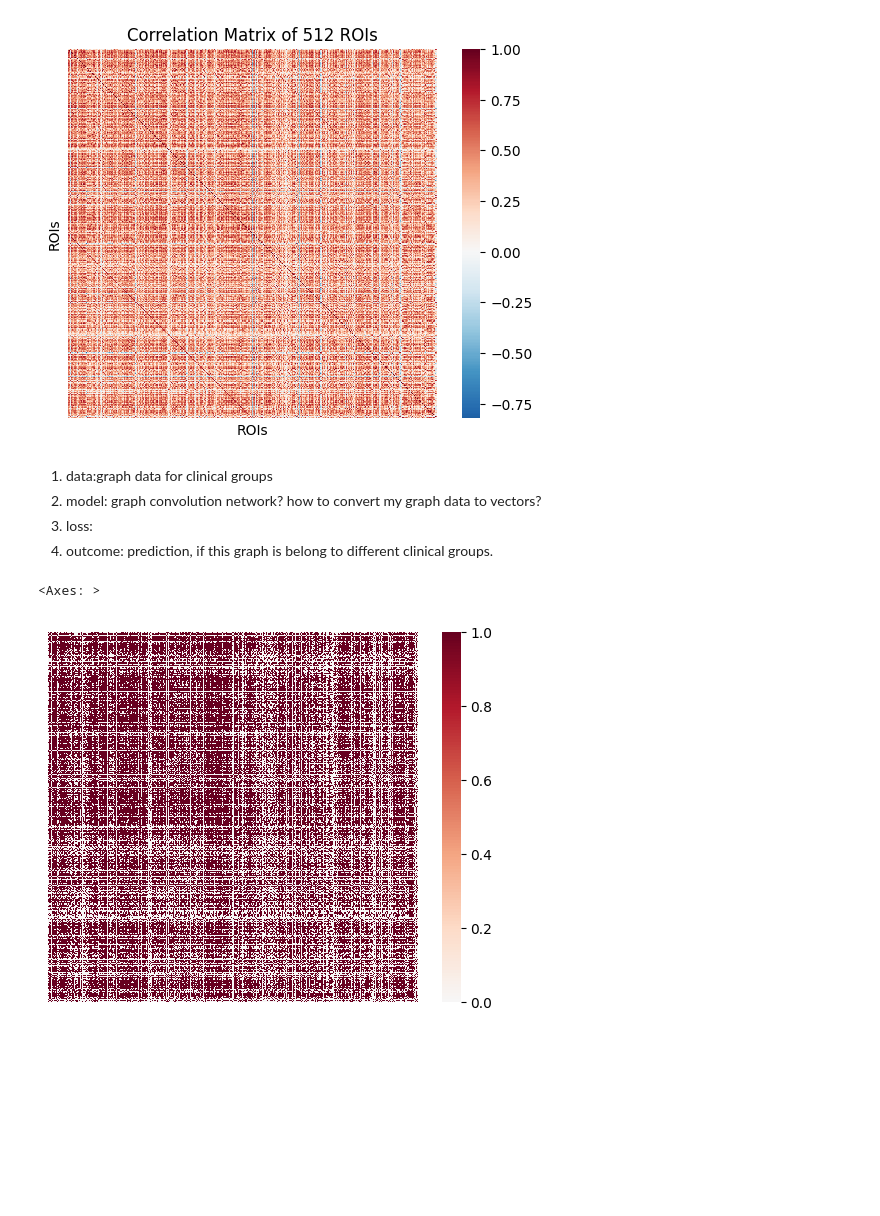
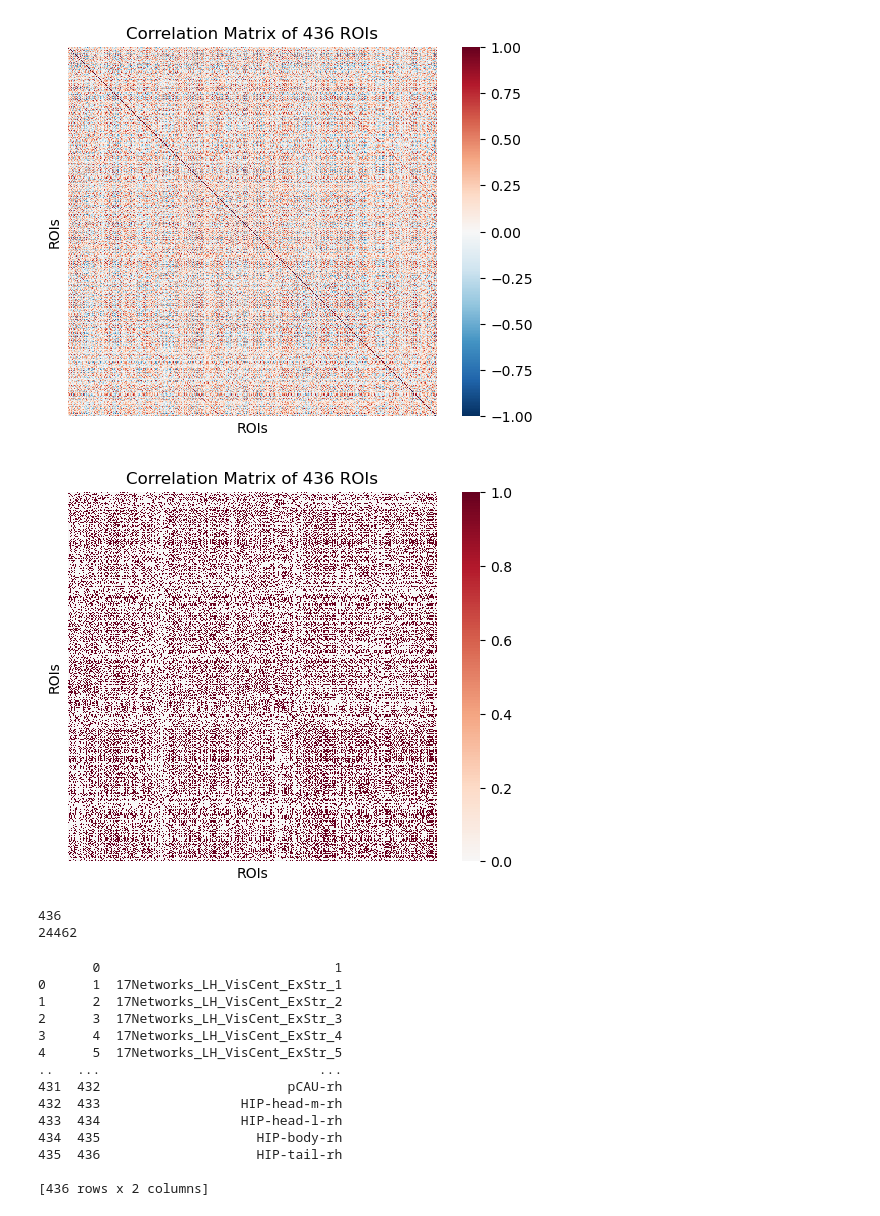
Before and after one commit to yilewang/dynamical_net_sys_class, a Jupyter notebook: project/project.ipynb, the cells around one changed output. Saved outputs shown, nothing was run; the diff lists cells and outputs as text; code cells hidden in the pictures; blank space fills up the shorter version.

```diff
--- a/project/project.ipynb
+++ b/project/project.ipynb
@@ -7,36 +8,41 @@ import seaborn as sns
 # %%
-#load the data
-single_subj = scipy.io.loadmat('/Users/yat-lok/Downloads/512Results_Functional/0302A/ROICorrelation_0302A.mat')
-sns.heatmap(single_subj['ROICorrelation'], cmap='RdBu_r', center=0, square=True, xticklabels=False, yticklabels=False)
-plt.title('Correlation Matrix of 512 ROIs')
-plt.xlabel('ROIs')
-plt.ylabel('ROIs')
-plt.show()
+#load the single data
+def select_network(id):
+    single_subj = scipy.io.loadmat(f'/Users/yilewang/Downloads/512Results_Functional/{id}/ROICorrelation_{id}.mat')
+    sns.heatmap(single_subj['ROICorrelation'][:436, :436], cmap='RdBu_r', center=0, vmin = -1, vmax = 1, square=True, xticklabels=False, yticklabels=False)
+    plt.title('Correlation Matrix of 436 ROIs')
+    plt.xlabel('ROIs')
+    plt.ylabel('ROIs')
+    plt.show()
+id1 = '0306A'
+id2 = '7416A'
+select_network(id1)
 # %% [output]
-[figure, old version]
+[figure, new version]
-# %% [markdown]
-1. data:graph data for clinical groups
-2. model: graph convolution network? how to convert my graph data to vectors?
-3. loss:
-4. outcome: prediction, if this graph is belong to different clinical groups.
 # %%
+data=pd.read_csv('TVB.tsv',sep='\t', header=None)
+
+
 def build_network(correlation_matrix, threshold):
     # create a networkx graph
     G = nx.Graph()
     # add nodes with the label being the index of the roi
     G.add_nodes_from(range(correlation_matrix.shape[0]))
     # add edges to the graph for connections above a threshold
     for i in range(correlation_matrix.shape[0]):
         for j in range(i, correlation_matrix.shape[0]):
-            if correlation_matrix[i, j] > threshold:
-                G.add_edge(i, j)
+            if correlation_matrix[i, j] > threshold or correlation_matrix[i, j] < -threshold:
+                G.add_edge(i, j, )
     return G
 
 # build the network
-G = build_network(single_subj['ROICorrelation'], 0.3)
+G = build_network(single_subj['ROICorrelation'][:436, :436], threshold=0.3)
 # draw the network
 adjacency_matrix = np.array(nx.adjacency_matrix(G).todense().T)
 sns.heatmap(adjacency_matrix, cmap='RdBu_r', center=0, square=True, xticklabels=False, yticklabels=False)
+plt.title('Correlation Matrix of 436 ROIs')
+plt.xlabel('ROIs')
+plt.ylabel('ROIs')
+plt.show()
 # %% [output]
-<Axes: >
-[figure, old version]
+[figure, new version]
@@ -42,0 +51,24 @@ sns.heatmap(adjacency_matrix, cmap='RdBu_r', center=0, square=True, xticklabels=
+# %%
+print(G.number_of_nodes())
+print(G.number_of_edges())
+# %% [output]
+436
+24462
+# %%
+# the label name of the ROIs
+print(data)
+# %% [output]
+       0                              1
+0      1  17Networks_LH_VisCent_ExStr_1
+1      2  17Networks_LH_VisCent_ExStr_2
+2      3  17Networks_LH_VisCent_ExStr_3
+3      4  17Networks_LH_VisCent_ExStr_4
+4      5  17Networks_LH_VisCent_ExStr_5
+..   ...                            ...
+431  432                        pCAU-rh
+432  433                  HIP-head-m-rh
+433  434                  HIP-head-l-rh
+434  435                    HIP-body-rh
+435  436                    HIP-tail-rh
+
+[436 rows x 2 columns]
```
Also changed, not shown: parts of 2 cells of this notebook, 4 other files.
